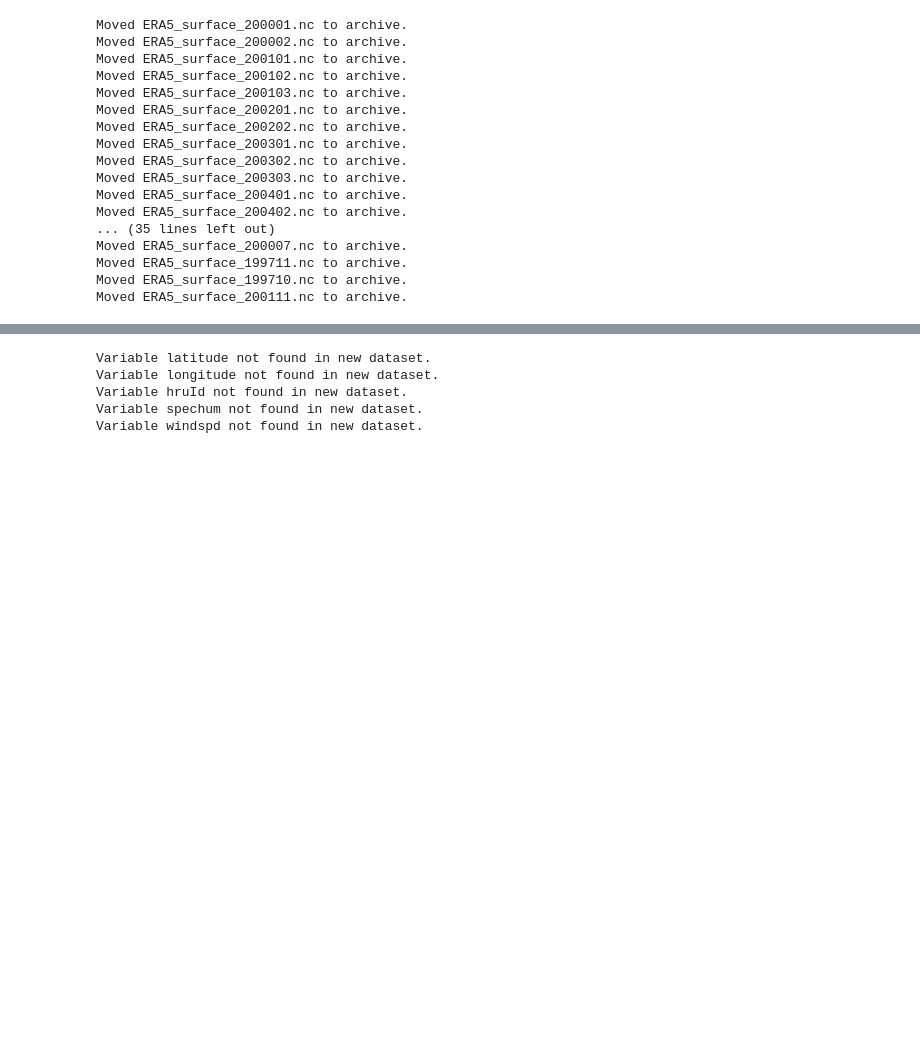
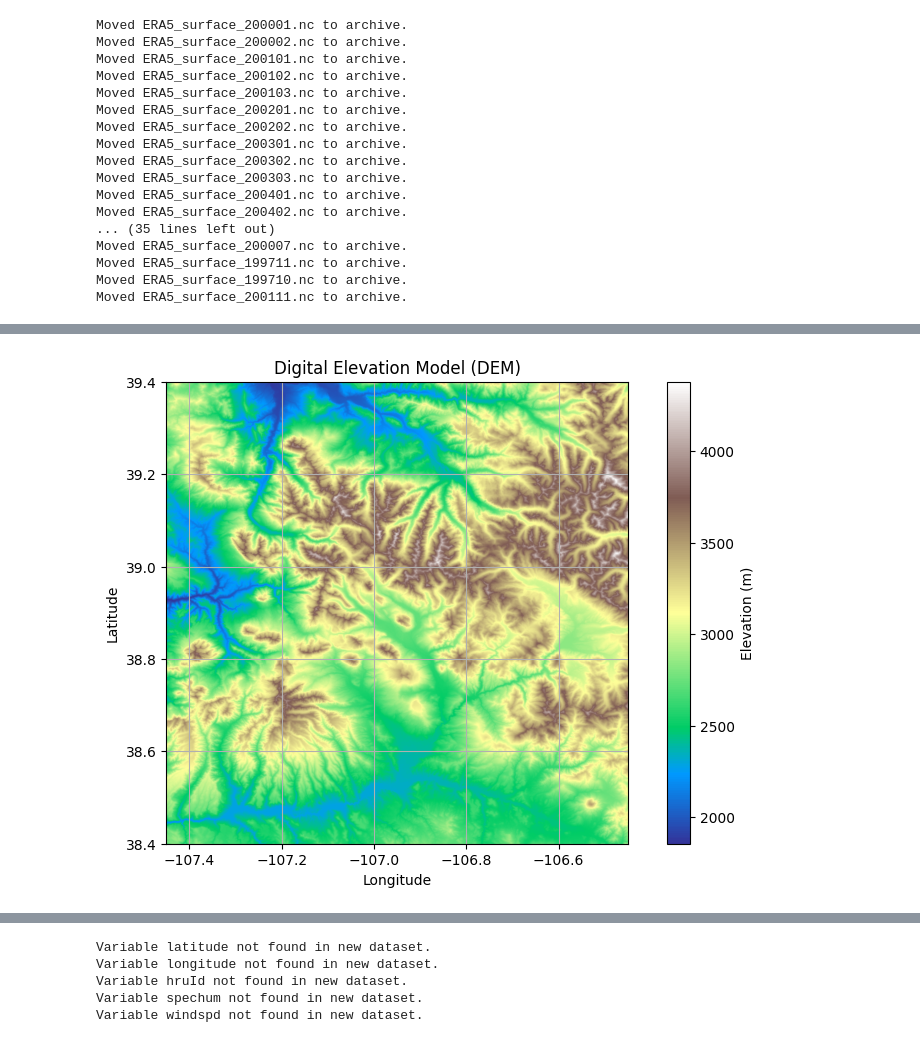
Before and after one commit to dlhogan97/CONFLUENCE-uwmtnhydro, a Jupyter notebook: ess-project/notebooks/sandbox/test_forcing.ipynb, the cells around one changed output, grey strips where cells are left out. Cells and saved outputs as stored; diff of their text form; code cells hidden in the pictures; blank space fills up the shorter version.

```diff
--- a/ess-project/notebooks/sandbox/test_forcing.ipynb
+++ b/ess-project/notebooks/sandbox/test_forcing.ipynb
@@ -61,0 +77,22 @@ import matplotlib.pyplot as plt
+# %%
+# testing the creation of the era5 shapefile
+forcing_ds = xr.open_dataset("/scratch/dlhogan/ess-project-data/domain_butte_snotel/forcing/merged_data/ERA5_merged_198101.nc")
+# Set the dimension variable names
+source_name_lat = "latitude"
+source_name_lon = "longitude"
+
+lat = forcing_ds[source_name_lat].values
+lon = forcing_ds[source_name_lon].values
+
+print(f"ERA5 dimensions: lat={lat.shape}, lon={lon.shape}")
+
+half_dlat = abs(lat[1] - lat[0])/2 if len(lat) > 1 else 0.125  # Default to 0.25/2 if only one value
+half_dlon = abs(lon[1] - lon[0])/2 if len(lon) > 1 else 0.125  # Default to 0.25/2 if only one value
+
+print(f"ERA5 grid spacings: half_dlat={half_dlat}, half_dlon={half_dlon}")
+
+# Create lists to store the data
+geometries = []
+ids = []
+lats = []
+lons = []
@@ -62 +138,8 @@ import matplotlib.pyplot as plt
+# %%
+gdf = gpd.GeoDataFrame({
+                    'geometry': geometries,
+                    'ID': ids,
+                    'latitude': lats,
+                    'longitude': lons,
+                }, crs='EPSG:4326')
 # %%
@@ -66 +188,18 @@ import pandas as pd
+# %%
+
+# plot the DEM
+with rasterio.open("/scratch/dlhogan/ess-project-data/domain_butte_snotel/attributes/elevation/dem/domain_butte_snotel_elv.tif") as src:
+    dem_data = src.read(1)
+    # dem_transform = src.transform
+
+plt.figure(figsize=(10, 6))
+plt.title("Digital Elevation Model (DEM)")
+plt.imshow(dem_data, cmap='terrain', extent=(src.bounds.left, src.bounds.right, src.bounds.bottom, src.bounds.top))
+plt.colorbar(label="Elevation (m)")
+plt.xlabel("Longitude")
+plt.ylabel("Latitude")
+plt.grid(True)
+plt.show()
+# %% [output]
+[figure, added]
 # %%
```
Also changed, not shown: parts of 10 cells of this notebook, 3 other files.
